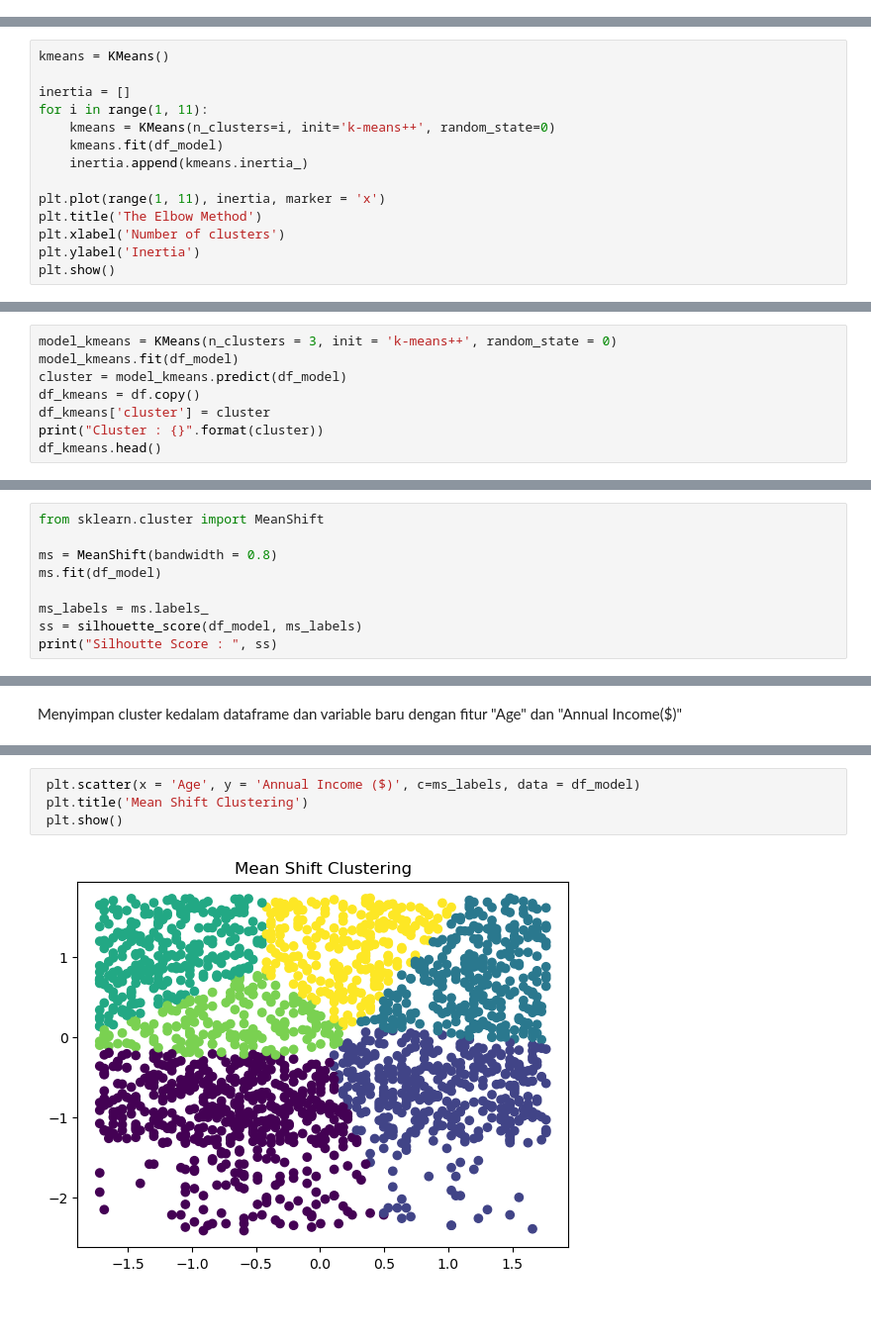
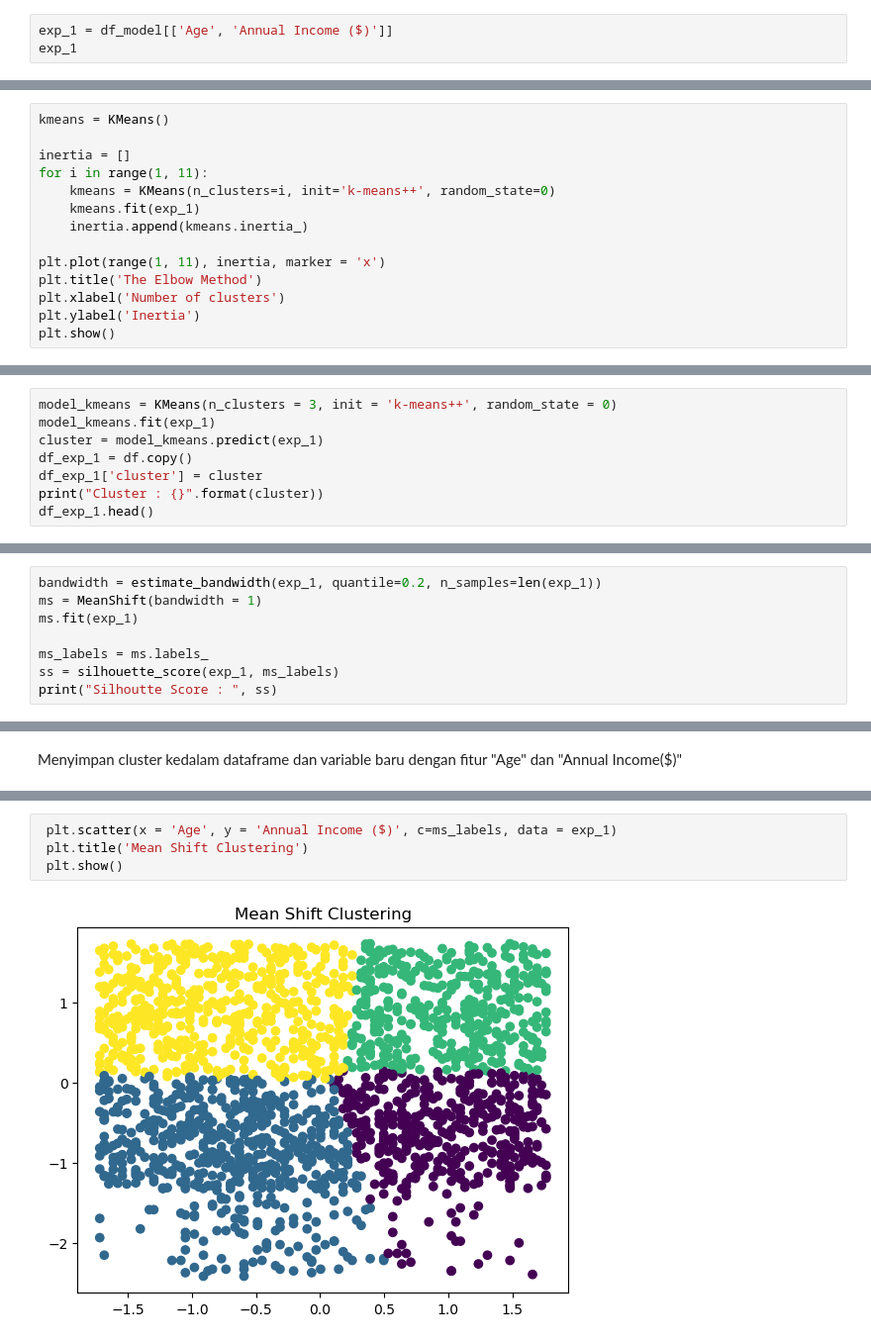
Before and after one commit to ramawanaditya/Portofolio, a Jupyter notebook: Shop Data Customer.ipynb, the cells around one changed output, grey strips where cells are left out. Shown at 99% size. Saved outputs shown, nothing was run; the diff lists cells and outputs as text; blank space fills up the shorter version.

```diff
--- a/Shop Data Customer.ipynb
+++ b/Shop Data Customer.ipynb
@@ -397,0 +377,3 @@ df_model
+# %%
+exp_1 = df_model[['Age', 'Annual Income ($)']]
+exp_1
@@ -403,7 +403,7 @@ kmeans = KMeans()
 inertia = []
 for i in range(1, 11):
     kmeans = KMeans(n_clusters=i, init='k-means++', random_state=0)
-    kmeans.fit(df_model)
+    kmeans.fit(exp_1)
     inertia.append(kmeans.inertia_)
 
 plt.plot(range(1, 11), inertia, marker = 'x')
@@ -418,11 +418,11 @@ Dari hasil Metode Elbow, angka 4 adalah hasil yang paling optimal menurut Elbow
 # %%
 model_kmeans = KMeans(n_clusters = 3, init = 'k-means++', random_state = 0)
-model_kmeans.fit(df_model)
-cluster = model_kmeans.predict(df_model)
-df_kmeans = df.copy()
-df_kmeans['cluster'] = cluster
+model_kmeans.fit(exp_1)
+cluster = model_kmeans.predict(exp_1)
+df_exp_1 = df.copy()
+df_exp_1['cluster'] = cluster
 print("Cluster : {}".format(cluster))
-df_kmeans.head()
+df_exp_1.head()
 # %% [output]
 Cluster : [0 0 0 ... 2 2 2]
 |  | CustomerID | Gender | Age | Annual Income ($) | Spending Score (1-100) | Profession | Work Experience | ... |
@@ -496,10 +518,9 @@ Kesimpulan : Masing-masing cluster memiliki karakter segmentasi tersendiri, kepu
 # %%
-from sklearn.cluster import MeanShift
-
-ms = MeanShift(bandwidth = 0.8)
-ms.fit(df_model)
+bandwidth = estimate_bandwidth(exp_1, quantile=0.2, n_samples=len(exp_1))
+ms = MeanShift(bandwidth = 1)
+ms.fit(exp_1)
 
 ms_labels = ms.labels_
-ss = silhouette_score(df_model, ms_labels)
+ss = silhouette_score(exp_1, ms_labels)
 print("Silhoutte Score : ", ss)
 # %% [output]
@@ -528,6 +550,6 @@ df_age_annualincome_cluster
 # %%
- plt.scatter(x = 'Age', y = 'Annual Income ($)', c=ms_labels, data = df_model)
+ plt.scatter(x = 'Age', y = 'Annual Income ($)', c=ms_labels, data = exp_1)
  plt.title('Mean Shift Clustering')
  plt.show()
 # %% [output]
-[figure, old version]
+[figure, new version]
```
Also changed, not shown: parts of 78 cells of this notebook.
